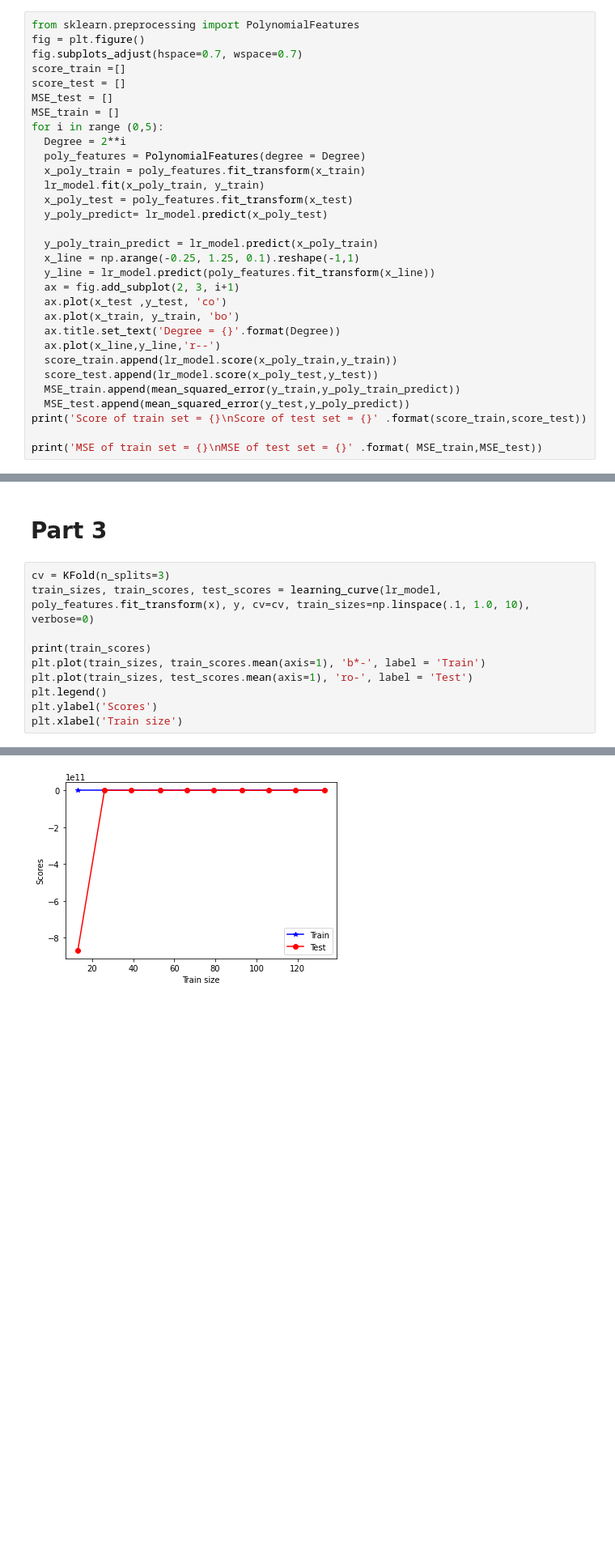
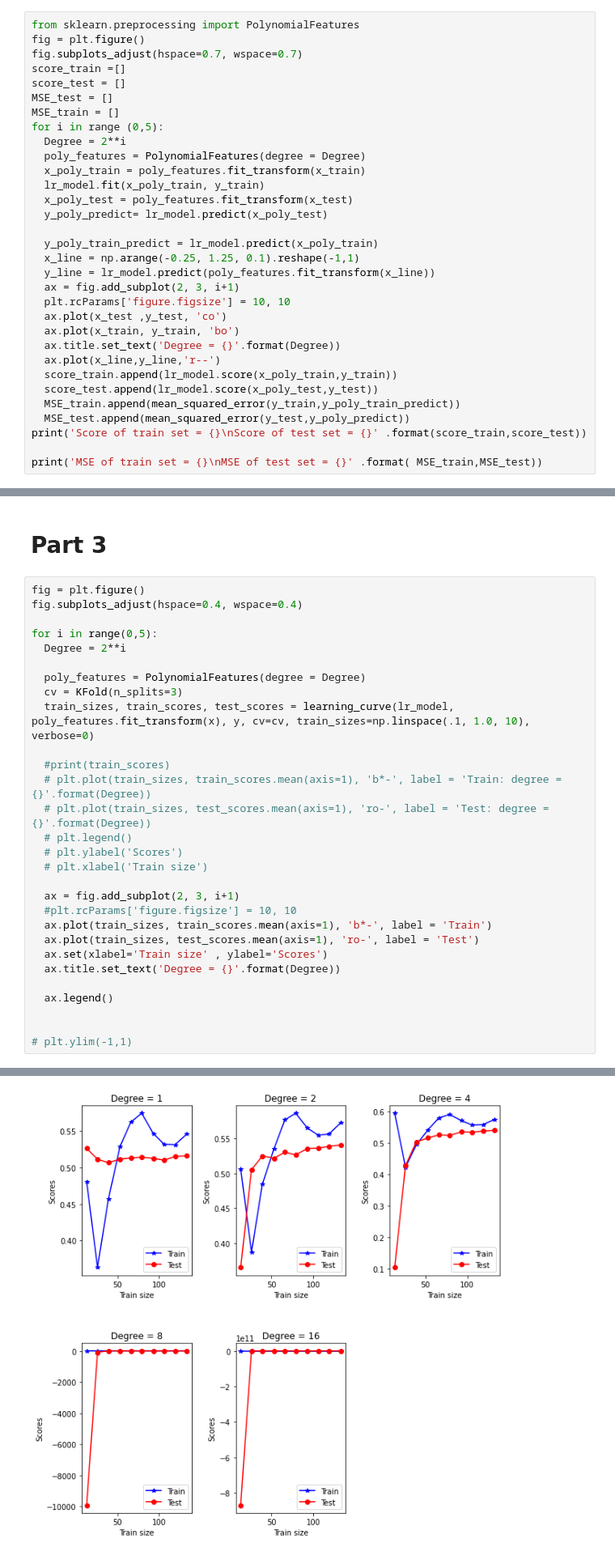
Before and after one commit to atefehhaji/HW, a Jupyter notebook: Atefeh_ML_T2.ipynb, the cells around one changed output, grey strips where cells are left out. Shown at 81% size. Drawn from its saved outputs; the diff is of its cells as text; blank space fills up the shorter version.

```diff
--- a/Atefeh_ML_T2.ipynb
+++ b/Atefeh_ML_T2.ipynb
@@ -179,6 +179,7 @@ for i in range (0,5):
   x_line = np.arange(-0.25, 1.25, 0.1).reshape(-1,1)
   y_line = lr_model.predict(poly_features.fit_transform(x_line))
   ax = fig.add_subplot(2, 3, i+1)
+  plt.rcParams['figure.figsize'] = 10, 10
   ax.plot(x_test ,y_test, 'co')
   ax.plot(x_train, y_train, 'bo')
   ax.title.set_text('Degree = {}'.format(Degree))
@@ -211,13 +212,32 @@ Text(0.5, 0, 'Degree')
 # %% [markdown]
 # **Part 3**
 # %%
-cv = KFold(n_splits=3)
-train_sizes, train_scores, test_scores = learning_curve(lr_model,  poly_features.fit_transform(x), y, cv=cv, train_sizes=np.linspace(.1, 1.0, 10), verbose=0)
+fig = plt.figure()
+fig.subplots_adjust(hspace=0.4, wspace=0.4)
 
-print(train_scores)
-plt.plot(train_sizes, train_scores.mean(axis=1), 'b*-', label = 'Train')
-plt.plot(train_sizes, test_scores.mean(axis=1), 'ro-', label = 'Test')
-plt.legend()
-plt.ylabel('Scores')
-plt.xlabel('Train size')
+for i in range(0,5):
+  Degree = 2**i
+
+  poly_features = PolynomialFeatures(degree = Degree)
+  cv = KFold(n_splits=3)
+  train_sizes, train_scores, test_scores = learning_curve(lr_model,  poly_features.fit_transform(x), y, cv=cv, train_sizes=np.linspace(.1, 1.0, 10), verbose=0)
+
+  #print(train_scores)
+  # plt.plot(train_sizes, train_scores.mean(axis=1), 'b*-', label = 'Train: degree = {}'.format(Degree))
+  # plt.plot(train_sizes, test_scores.mean(axis=1), 'ro-', label = 'Test: degree = {}'.format(Degree))
+  # plt.legend()
+  # plt.ylabel('Scores')
+  # plt.xlabel('Train size')
+
+  ax = fig.add_subplot(2, 3, i+1)
+  #plt.rcParams['figure.figsize'] = 10, 10
+  ax.plot(train_sizes, train_scores.mean(axis=1), 'b*-', label = 'Train')
+  ax.plot(train_sizes, test_scores.mean(axis=1), 'ro-', label = 'Test')
+  ax.set(xlabel='Train size' , ylabel='Scores')
+  ax.title.set_text('Degree = {}'.format(Degree))
+
+  ax.legend()
+
+
+# plt.ylim(-1,1)
 # %% [output]
@@ -235 +244 @@ Text(0.5, 0, 'Train size')
-[figure, old version]
+[figure, new version]
```
Also changed, not shown: parts of 2 cells of this notebook.
